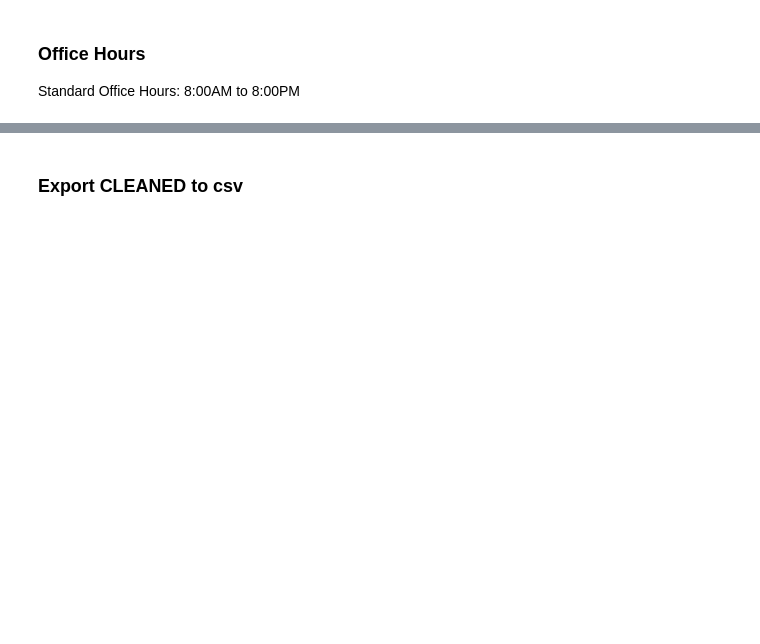
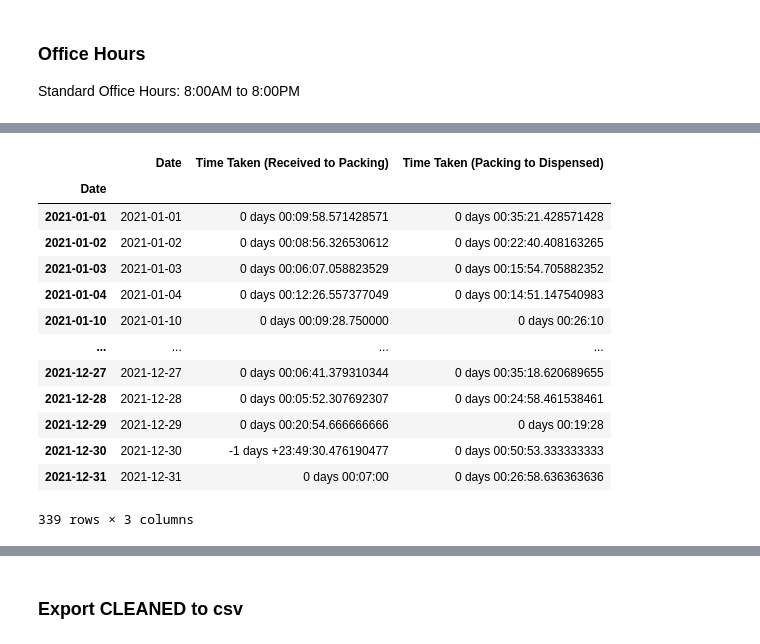
Before and after one commit to RoystonCXW/IS447---Smart-Healthcare, a Jupyter notebook: IS447/System/Code/Pharmacy Dept/MNH_Cleaning.ipynb, the cells around one changed output, grey strips where cells are left out. Saved outputs shown, nothing was run; the diff lists cells and outputs as text; code cells hidden in the pictures; blank space fills up the shorter version.

```diff
--- a/IS447/System/Code/Pharmacy Dept/MNH_Cleaning.ipynb
+++ b/IS447/System/Code/Pharmacy Dept/MNH_Cleaning.ipynb
@@ -566,0 +570,7 @@ See the caveats in the documentation: https://pandas.pydata.org/pandas-docs/stab
+# %%
+df['Office Hours'] = np.where(df['DateTime TTO Received'].isnull() | df['DateTime TTO Dispensed'].isnull() , 'NA',
+                            (np.where(( #(df['Time TTO Received'] >= pd.to_datetime('08:00:00').time()) &
+                                        (df['DateTime TTO Dispensed'].dt.time <= pd.to_datetime('20:00:00').time())),
+                                        'Yes', 'No')))
+
+df
@@ -566,0 +603,5 @@ See the caveats in the documentation: https://pandas.pydata.org/pandas-docs/stab
+# %%
+#Get Duration Difference of Received to Checked
+df['Time Taken (Received to Packing)'] = (df['DateTime TTO Packing'] - df['DateTime TTO Received'])
+#Get Duration Difference of Checked to Dispensed
+df['Time Taken (Packing to Dispensed)']  = (df['DateTime TTO Dispensed'] - df['DateTime TTO Packing'])
@@ -566,0 +619,4 @@ See the caveats in the documentation: https://pandas.pydata.org/pandas-docs/stab
+# %%
+#Create new dataframe to get results of Average Time Taken for each (Received to Checked) & (Checked to Dispensed)
+df_avg_time = df[['Date', 'Time Taken (Received to Packing)', 'Time Taken (Packing to Dispensed)']]
+df_avg_time.head()
@@ -566,0 +630,4 @@ See the caveats in the documentation: https://pandas.pydata.org/pandas-docs/stab
+# %%
+#Convert NaT to 00:00:00
+df_avg_time.loc[df_avg_time['Time Taken (Received to Packing)'].isnull(), 'Time Taken (Received to Packing)'] = pd.to_timedelta(0)
+df_avg_time.loc[df_avg_time['Time Taken (Packing to Dispensed)'].isnull(), 'Time Taken (Packing to Dispensed)'] = pd.to_timedelta(0)
@@ -566,0 +653,19 @@ See the caveats in the documentation: https://pandas.pydata.org/pandas-docs/stab
+# %%
+#Get average time taken per day
+df_avg_time = df_avg_time.groupby(pd.to_datetime(df_avg_time['Date']).dt.date).mean(numeric_only=False)
+df_avg_time
+# %% [output]
+|  | Date | Time Taken (Received to Packing) | Time Taken (Packing to Dispensed) |
+| Date |  |  |  |
+| 2021-01-01 | 2021-01-01 | 0 days 00:09:58.571428571 | 0 days 00:35:21.428571428 |
+| 2021-01-02 | 2021-01-02 | 0 days 00:08:56.326530612 | 0 days 00:22:40.408163265 |
+| 2021-01-03 | 2021-01-03 | 0 days 00:06:07.058823529 | 0 days 00:15:54.705882352 |
+| 2021-01-04 | 2021-01-04 | 0 days 00:12:26.557377049 | 0 days 00:14:51.147540983 |
+| 2021-01-10 | 2021-01-10 | 0 days 00:09:28.750000 | 0 days 00:26:10 |
+| ... | ... | ... | ... |
+| 2021-12-27 | 2021-12-27 | 0 days 00:06:41.379310344 | 0 days 00:35:18.620689655 |
+| 2021-12-28 | 2021-12-28 | 0 days 00:05:52.307692307 | 0 days 00:24:58.461538461 |
+| 2021-12-29 | 2021-12-29 | 0 days 00:20:54.666666666 | 0 days 00:19:28 |
+| 2021-12-30 | 2021-12-30 | -1 days +23:49:30.476190477 | 0 days 00:50:53.333333333 |
+| 2021-12-31 | 2021-12-31 | 0 days 00:07:00 | 0 days 00:26:58.636363636 |
+339 rows × 3 columns
```
Also changed, not shown: parts of 36 cells of this notebook, 1 other file.
